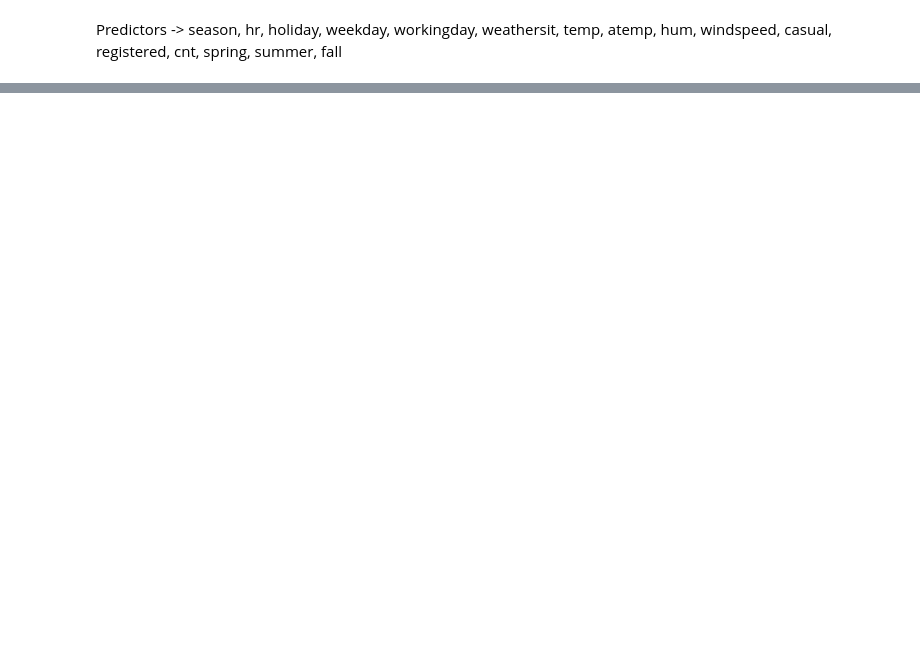
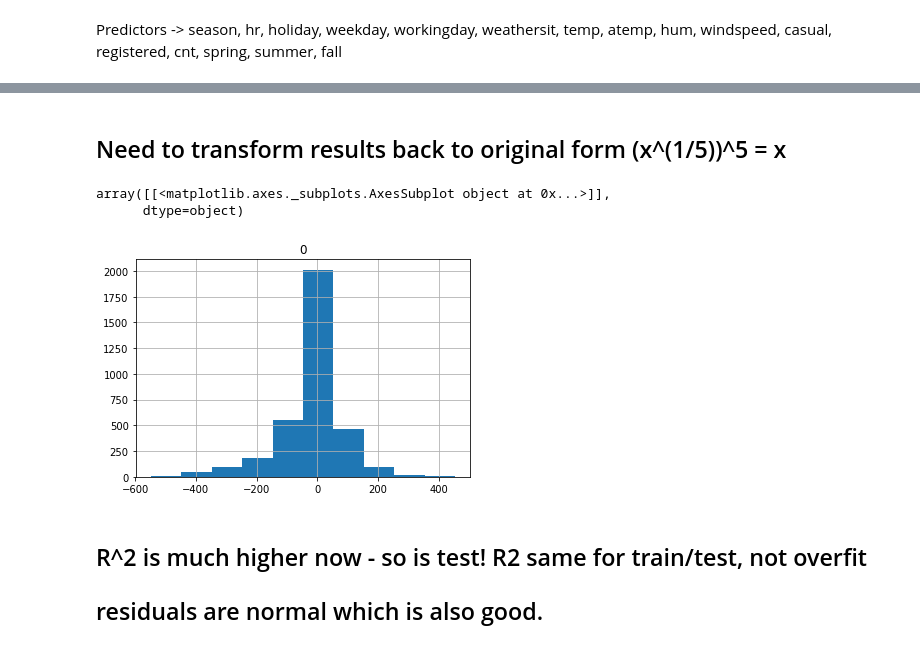
Before and after one commit to mzhou356/bike-sharing-regression, a Jupyter notebook: joe_bike_share_notebook.ipynb, the cells around one changed output, grey strips where cells are left out. Saved outputs shown, nothing was run; the diff lists cells and outputs as text; code cells hidden in the pictures; blank space fills up the shorter version.

```diff
--- a/joe_bike_share_notebook.ipynb
+++ b/joe_bike_share_notebook.ipynb
@@ -109,0 +194,29 @@ features_df = df.loc[:, ['season', 'dteday']]
+# %%
+hour_raw = pd.read_csv('data/hour.csv')
+
+season_dummies = pd.get_dummies(data=hour_raw.season, prefix='season')
+weathersit_dummies=pd.get_dummies(data=hour_raw.weathersit, prefix='weathersit')
+weekday_dummies = pd.get_dummies(data=hour_raw.weekday, prefix='weekday')
+hr_dummies = pd.get_dummies(data=hour_raw.hr, prefix='hr')
+
+hour_raw = pd.concat([hour_raw, season_dummies, weathersit_dummies, weekday_dummies, hr_dummies], axis=1)
+hour_raw.drop(columns=['season_1', 'weathersit_4', 'weekday_6','hr_0'], inplace = True)
+
+hour_raw['sqr_wind'] = hour_raw.windspeed**(1/2)
+hour_raw['sqr_cnt'] = hour_raw.cnt**(1/5)
+
+
+lin_target = hour_raw.sqr_cnt
+features_df = hour_raw.drop(['instant', 'dteday', 'season', 'yr', 'mnth', 'hr', 'weathersit', 'atemp', 'casual', 'registered', 'cnt', 'hr', 'sqr_wind', 'sqr_cnt'], axis=1)
+predictor_int = sm.add_constant(features_df)
+
+X_train, X_test, y_train, y_test = train_test_split(predictor_int, lin_target, test_size = 0.2)
+
+model = sm.OLS(y_train, X_train).fit()
+y_pred = model.predict(X_test)
+print('test r2', r2_score(y_test, model.predict(X_test)))
+print('train r2', r2_score(y_train, model.predict(X_train)))
+
+new_df = pd.DataFrame(model.predict(X_train)-y_train)
+new_df.head(20)
+#model.summary()
@@ -109,0 +243,11 @@ features_df = df.loc[:, ['season', 'dteday']]
+# %% [markdown]
+## Need to transform results back to original form (x^(1/5))^5 = x
+# %%
+pd.DataFrame(model.predict(X_test)**5-y_test**5).hist()
+# %% [output]
+array([[<matplotlib.axes._subplots.AxesSubplot object at 0x...>]],
+      dtype=object)
+[figure, added]
+# %% [markdown]
+## R^2 is much higher now - so is test!  R2 same for train/test, not overfit
+## residuals are normal which is also good.
```
Also changed, not shown: parts of 21 cells of this notebook.
